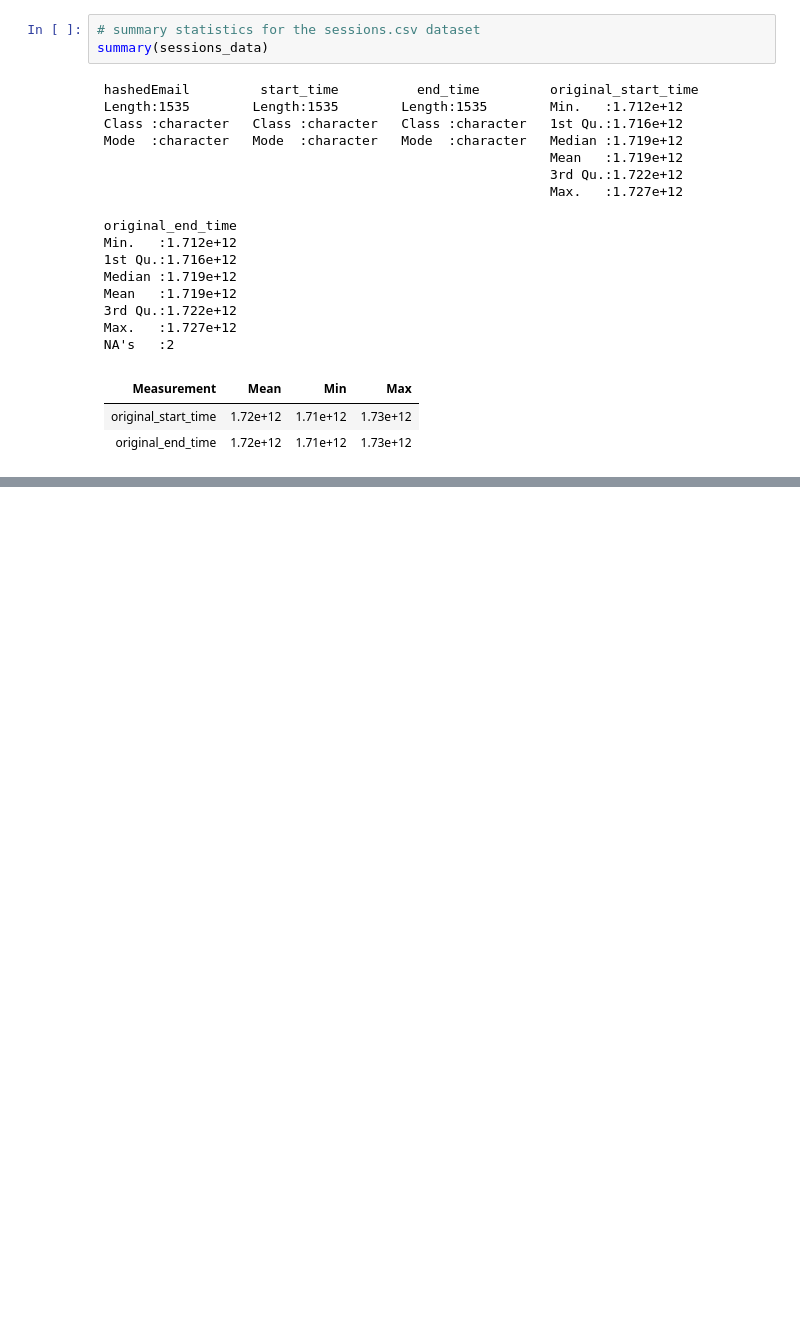
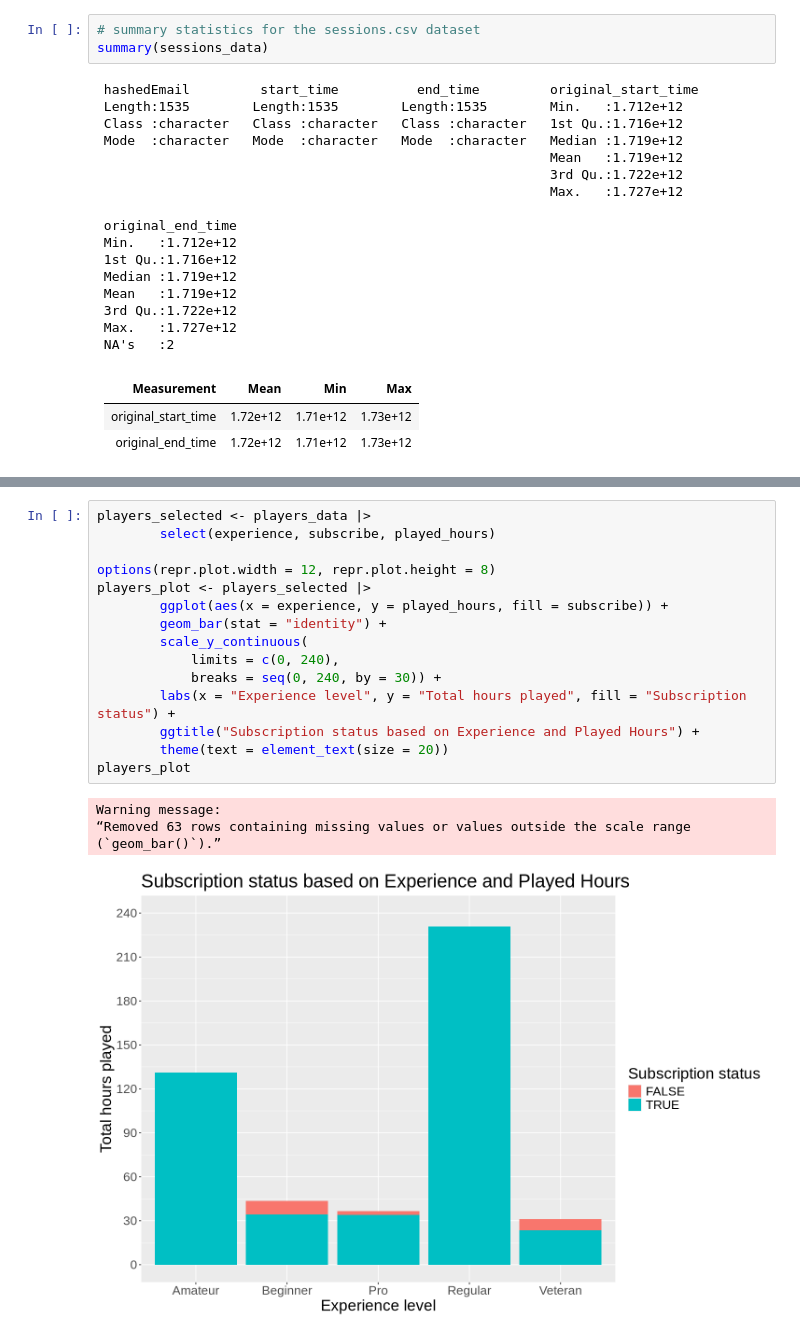
Before and after one commit to nkatanchik/dsci_project_planning, a Jupyter notebook: project_planning.ipynb, the cells around one changed output, grey strips where cells are left out. Saved outputs shown, nothing was run; the diff lists cells and outputs as text; blank space fills up the shorter version.

Commit message:
began data analysis
started wrangling and created a few preliminary visualizations.

```diff
--- a/project_planning.ipynb
+++ b/project_planning.ipynb
@@ -147,0 +151,20 @@ We will begin by selecting for the columns we are interested in, then filtering.
+# %%
+players_selected <- players_data |>
+        select(experience, subscribe, played_hours)
+
+options(repr.plot.width = 12, repr.plot.height = 8)
+players_plot <- players_selected |>
+        ggplot(aes(x = experience, y = played_hours, fill = subscribe)) +
+        geom_bar(stat = "identity") +
+        scale_y_continuous(
+            limits = c(0, 240),
+            breaks = seq(0, 240, by = 30)) +
+        labs(x = "Experience level", y = "Total hours played", fill = "Subscription status") +
+        ggtitle("Subscription status based on Experience and Played Hours") +
+        theme(text = element_text(size = 20))
+players_plot
+# %% [output]
+Warning message:
+“Removed 63 rows containing missing values or values outside the scale range
+(`geom_bar()`).”
+[figure, added]
```
Also changed, not shown: parts of 11 cells of this notebook.
